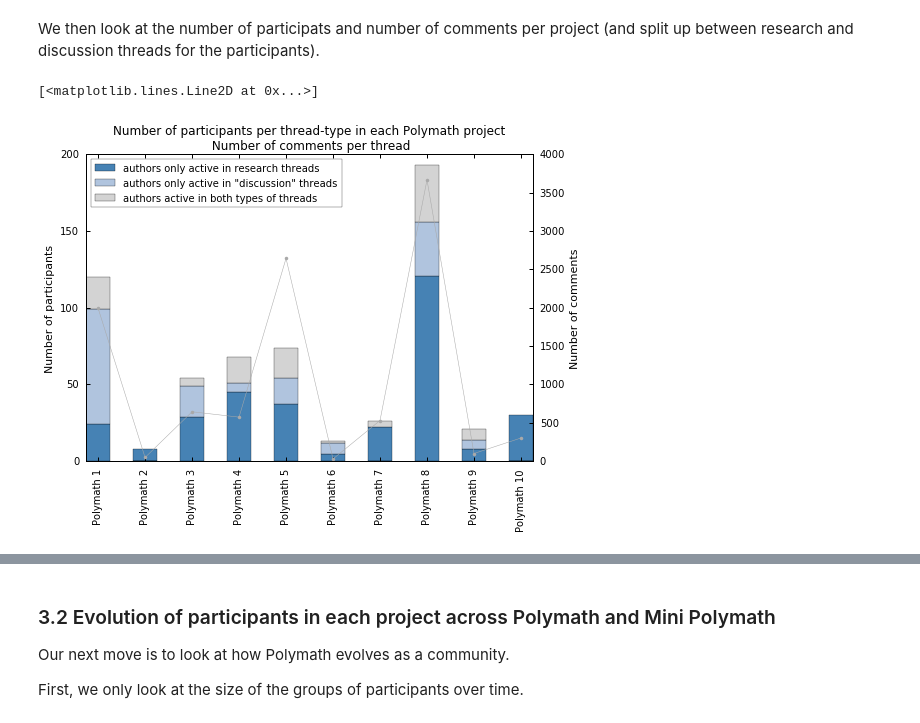
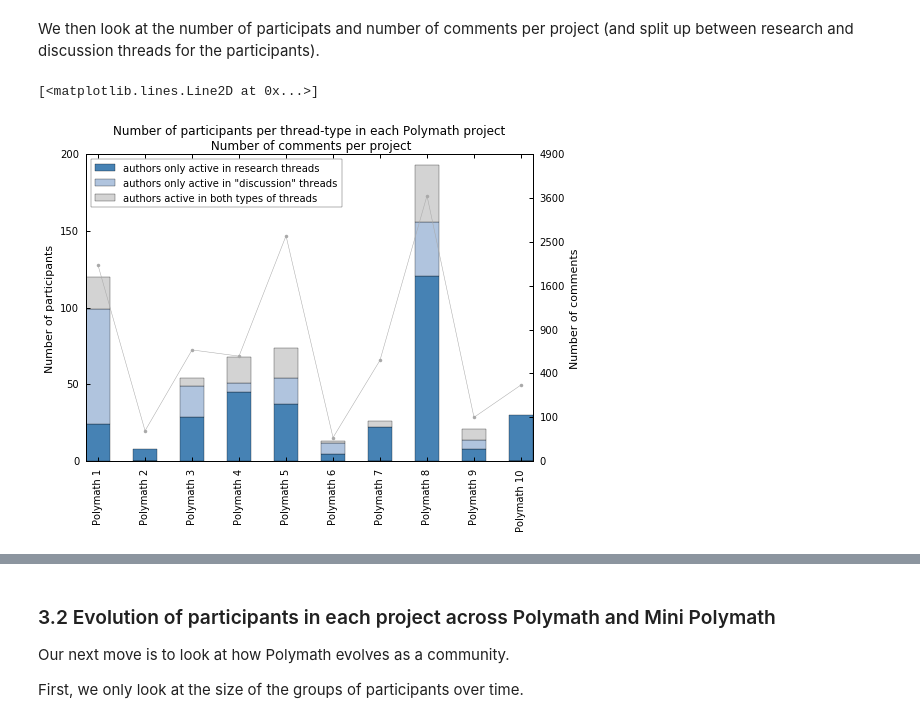
Before and after one commit to patrickallo/mathpracmod, a Jupyter notebook: Polymath Comparison.ipynb, the cells around one changed output, grey strips where cells are left out. Cells and saved outputs as stored; diff of their text form; code cells hidden in the pictures.

```diff
--- a/Polymath Comparison.ipynb
+++ b/Polymath Comparison.ipynb
@@ -448,39 +483,42 @@ We start by just looking at the number of comments for the whole of Polymath and
 # %% [markdown]
 We then look at the number of participats and number of comments per project (and split up between research and discussion threads for the participants).
 # %%
+from matplotlib.ticker import FuncFormatter
+
 PROJECTS_TO_C = ["Polymath {}".format(i) for i in range(1, 11)]
 PARTICIPANTS = Series([PM_FRAME.loc[project]['authors (accumulated)'].iloc[-1] for
                 project in PROJECTS_TO_C], index=PROJECTS_TO_C)
 R_NETWORKS = Series([PM_FRAME.loc[project]['r_network'].dropna().iloc[-1] for project in PROJECTS_TO_C],
                     index=PROJECTS_TO_C)
 WITH_D = [project for project in PROJECTS_TO_C if not PM_FRAME.loc[project]['research'].all()]
 D_NETWORKS = Series([PM_FRAME.loc[project]['d_network'].dropna().iloc[-1] for project in WITH_D],
                     index=WITH_D)
 R_PARTICIPANTS = R_NETWORKS.apply(lambda network: set(network.author_frame.index))
 D_PARTICIPANTS = D_NETWORKS.apply(lambda network: set(network.author_frame.index))
 COMMENTS = Series([PM_FRAME.loc[project]['number of comments (accumulated)'].iloc[-1] for
                 project in PROJECTS_TO_C], index=PROJECTS_TO_C)
 
 df = DataFrame({'all threads': PARTICIPANTS, 'research threads': R_PARTICIPANTS, 'discussion threads': D_PARTICIPANTS},
               index=PROJECTS_TO_C)
 df['authors only active in research threads'] = df['research threads'] - df['discussion threads']
 df['authors only active in "discussion" threads'] = df['discussion threads'] - df['research threads']
 df['authors active in both types of threads'] = df['all threads'] - df['authors only active in research threads'] - df['authors only active in "discussion" threads']
 for project in PROJECTS_TO_C:
     if pd.isnull(df.loc[project]['authors only active in research threads']):
         df.loc[project]['authors only active in research threads'] = df.loc[project]['all threads']
 data = df[['authors only active in research threads', 'authors only active in "discussion" threads', 'authors active in both types of threads']]
 data = data.applymap(lambda set: len(set) if pd.notnull(set) else 0)
 matplotlib.style.use('seaborn-notebook')
 axes = data.plot(kind='bar', stacked=True, color=['steelblue', 'lightsteelblue', 'lightgrey'],
-          title="Number of participants per thread-type in each Polymath project\n Number of comments per thread")
+          title="Number of participants per thread-type in each Polymath project\n Number of comments per project")
 axes.set_ylabel("Number of participants")
-data2 = COMMENTS
+data2 = np.sqrt(COMMENTS)
 axes2 = axes.twinx()
+axes2.yaxis.set_major_formatter(FuncFormatter(lambda x, pos:"{:0.0f}".format(np.square(x))))
 axes2.set_ylabel("Number of comments")
 axes2.plot(axes.get_xticks(), data2.values,
                    linestyle='-', marker='.', linewidth=.5,
                    color='darkgrey')
 # %% [output]
 [<matplotlib.lines.Line2D at 0x...>]
-[figure, old version]
+[figure, new version]
```
Also changed, not shown: parts of 26 cells of this notebook, 20 other files.
